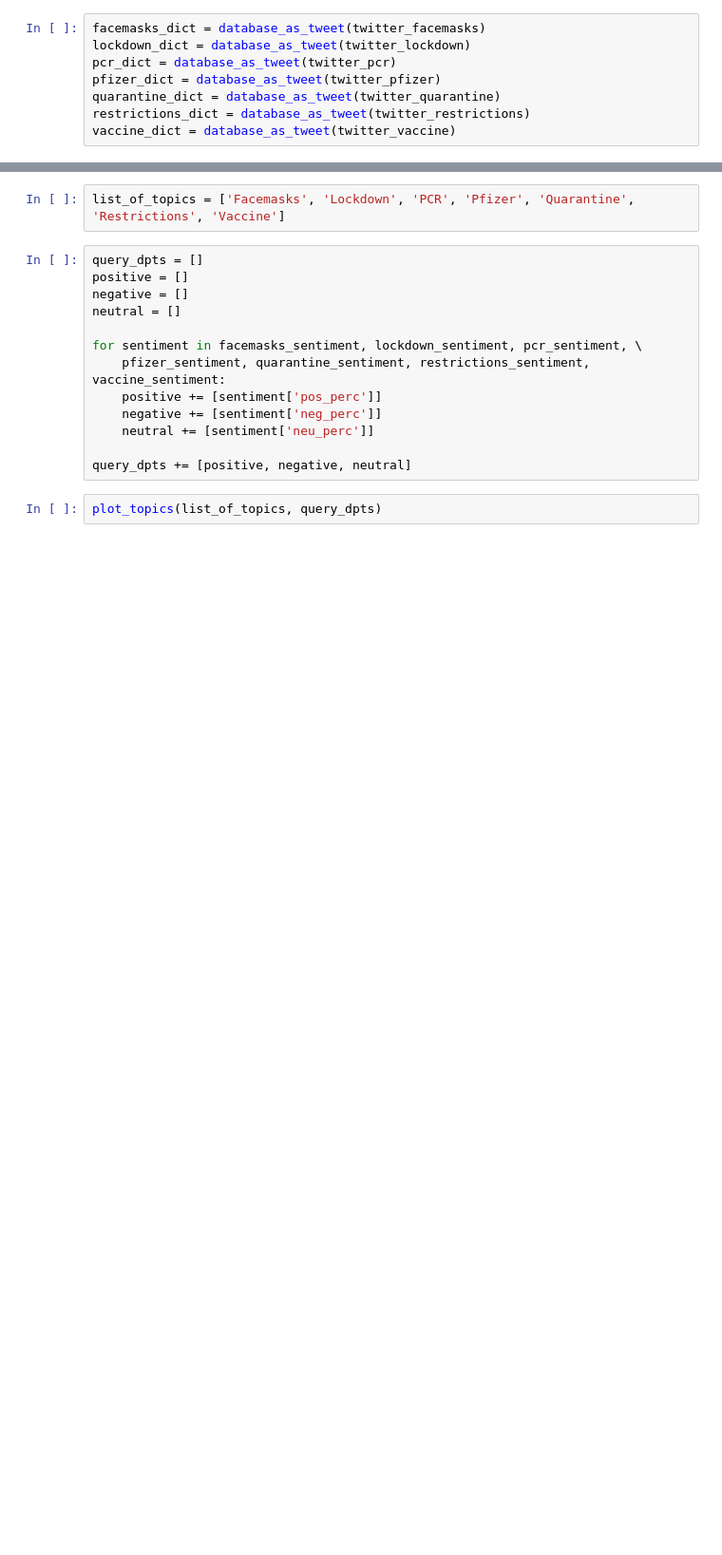
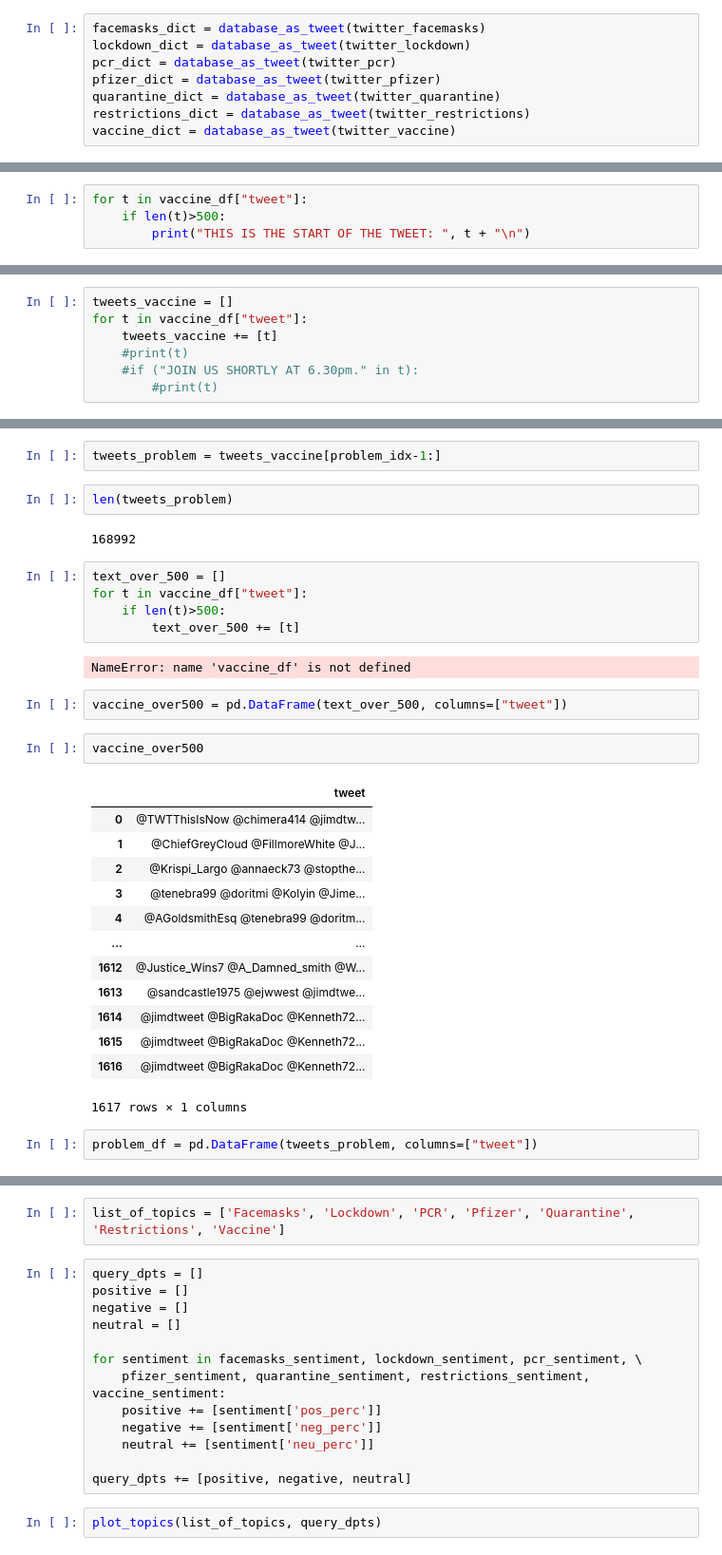
Before and after one commit to craigd00/topic-sentiment-across-sn, a Jupyter notebook: src/twitter_bert_1.ipynb, the cells around one changed output, grey strips where cells are left out. Shown at 95% size. Cells and saved outputs as stored; diff of their text form; blank space fills up the shorter version.

```diff
--- a/src/twitter_bert_1.ipynb
+++ b/src/twitter_bert_1.ipynb
@@ -72,0 +45,4 @@ vaccine_sentiment = pos_neg_count(vaccine_dict)
+# %%
+for t in vaccine_df["tweet"]:
+    if len(t)>500:
+        print("THIS IS THE START OF THE TWEET: ", t + "\n")
@@ -72,0 +151,7 @@ vaccine_sentiment = pos_neg_count(vaccine_dict)
+# %%
+tweets_vaccine = []
+for t in vaccine_df["tweet"]:
+    tweets_vaccine += [t]
+    #print(t)
+    #if ("JOIN US SHORTLY AT 6.30pm." in t):
+        #print(t)
@@ -72,0 +169,33 @@ vaccine_sentiment = pos_neg_count(vaccine_dict)
+# %%
+tweets_problem = tweets_vaccine[problem_idx-1:]
+# %%
+len(tweets_problem)
+# %% [output]
+168992
+# %%
+text_over_500 = []
+for t in vaccine_df["tweet"]:
+    if len(t)>500:
+        text_over_500 += [t]
+# %% [output]
+NameError: name 'vaccine_df' is not defined
+# %%
+vaccine_over500 = pd.DataFrame(text_over_500, columns=["tweet"])
+# %%
+vaccine_over500
+# %% [output]
+|  | tweet |
+| 0 | @TWTThisIsNow @chimera414 @jimdtw... |
+| 1 | @ChiefGreyCloud @FillmoreWhite @J... |
+| 2 | @Krispi_Largo @annaeck73 @stopthe... |
+| 3 | @tenebra99 @doritmi @Kolyin @Jime... |
+| 4 | @AGoldsmithEsq @tenebra99 @doritm... |
+| ... | ... |
+| 1612 | @Justice_Wins7 @A_Damned_smith @W... |
+| 1613 | @sandcastle1975 @ejwwest @jimdtwe... |
+| 1614 | @jimdtweet @BigRakaDoc @Kenneth72... |
+| 1615 | @jimdtweet @BigRakaDoc @Kenneth72... |
+| 1616 | @jimdtweet @BigRakaDoc @Kenneth72... |
+1617 rows × 1 columns
+# %%
+problem_df = pd.DataFrame(tweets_problem, columns=["tweet"])
```
Also changed, not shown: parts of 33 cells of this notebook.
